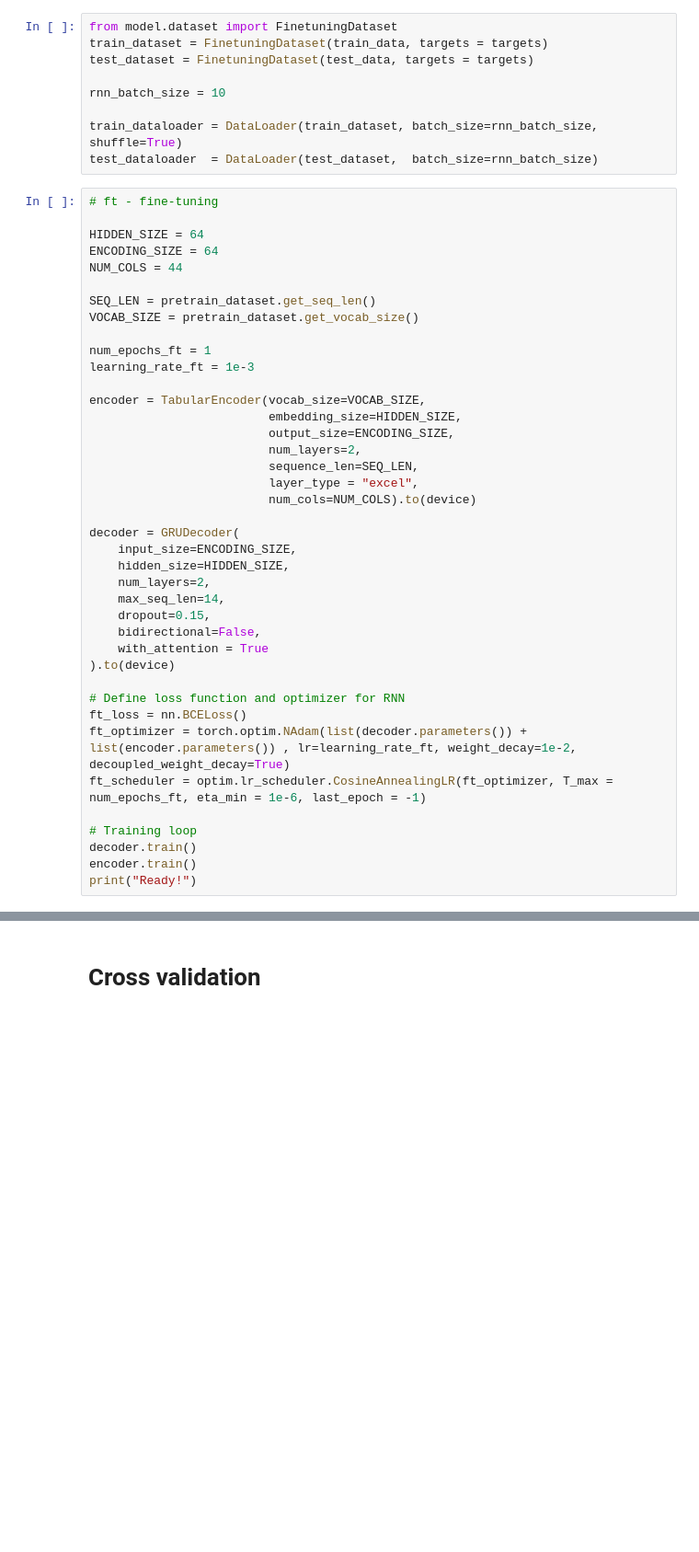
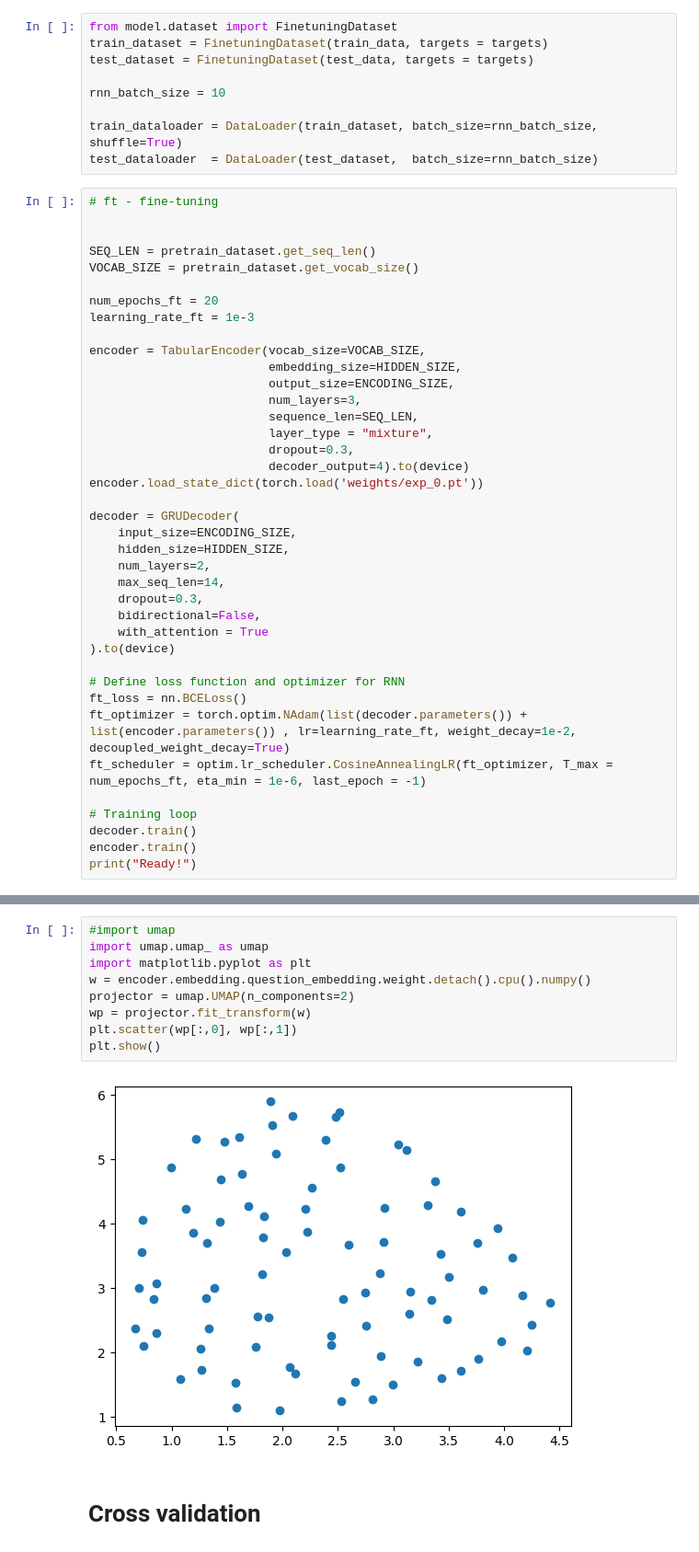
Before and after one commit to Lasse-mohr/fertility-prediction-challenge, a Jupyter notebook: train_experimental.ipynb, the cells around one changed output, grey strips where cells are left out. Shown at 92% size. Saved outputs shown, nothing was run; the diff lists cells and outputs as text; blank space fills up the shorter version.

```diff
--- a/train_experimental.ipynb
+++ b/train_experimental.ipynb
@@ -113,30 +205,29 @@ test_dataloader  = DataLoader(test_dataset,  batch_size=rnn_batch_size)
 # %%
 # ft - fine-tuning
 
-HIDDEN_SIZE = 64
-ENCODING_SIZE = 64
-NUM_COLS = 44
 
 SEQ_LEN = pretrain_dataset.get_seq_len()
 VOCAB_SIZE = pretrain_dataset.get_vocab_size()
 
-num_epochs_ft = 1
+num_epochs_ft = 20
 learning_rate_ft = 1e-3
 
 encoder = TabularEncoder(vocab_size=VOCAB_SIZE,
                          embedding_size=HIDDEN_SIZE,
                          output_size=ENCODING_SIZE,
-                         num_layers=2,
+                         num_layers=3,
                          sequence_len=SEQ_LEN,
-                         layer_type = "excel",
-                         num_cols=NUM_COLS).to(device)
+                         layer_type = "mixture",
+                         dropout=0.3,
+                         decoder_output=4).to(device)
+encoder.load_state_dict(torch.load('weights/exp_0.pt'))
 
 decoder = GRUDecoder(
     input_size=ENCODING_SIZE,
     hidden_size=HIDDEN_SIZE,
     num_layers=2,
     max_seq_len=14,
-    dropout=0.15,
+    dropout=0.3,
     bidirectional=False,
     with_attention = True
 ).to(device)
@@ -239,3 +342,14 @@ F1 Score: 0.0000
+# %%
+#import umap
+import umap.umap_ as umap
+import matplotlib.pyplot as plt
+w = encoder.embedding.question_embedding.weight.detach().cpu().numpy()
+projector = umap.UMAP(n_components=2)
+wp = projector.fit_transform(w)
+plt.scatter(wp[:,0], wp[:,1])
+plt.show()
+# %% [output]
+[figure, added]
 # %% [markdown]
 # Cross validation
 # %%
```
Also changed, not shown: parts of 16 cells of this notebook, 8 other files.
